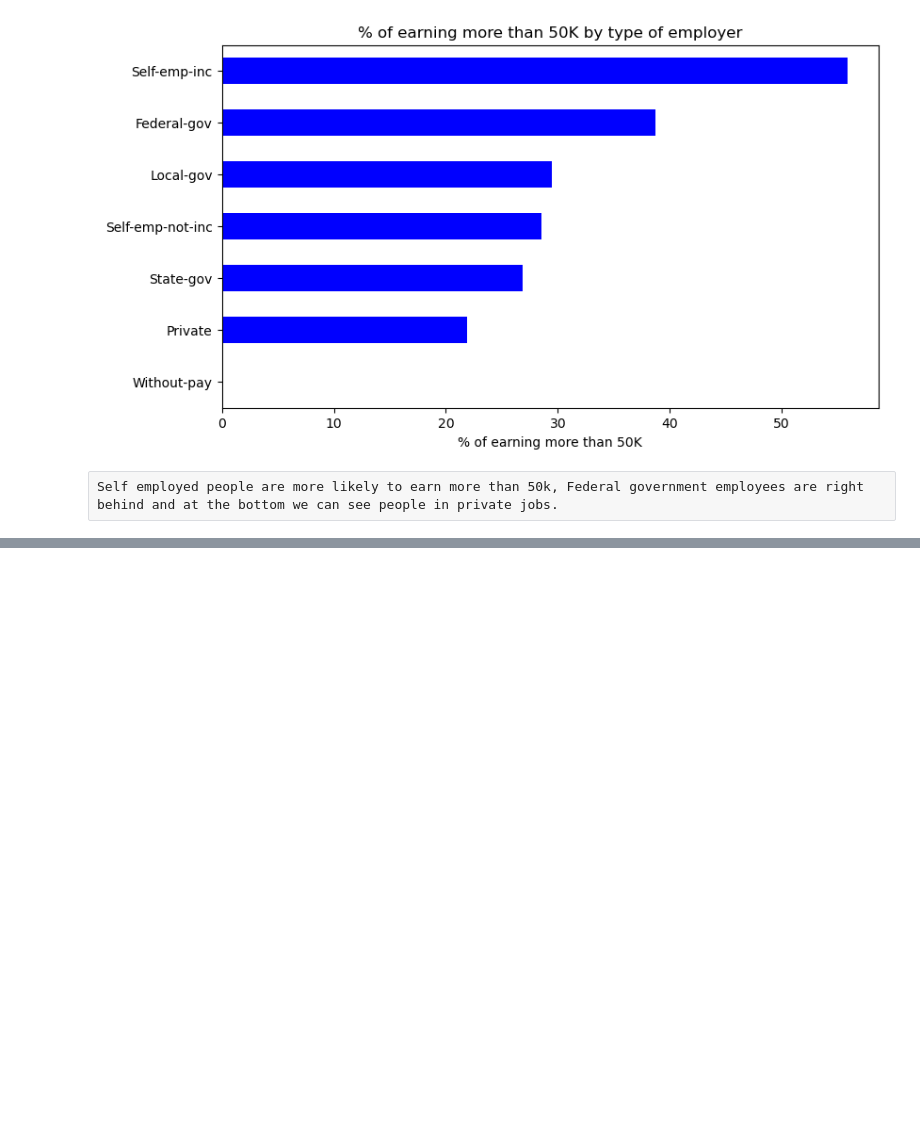
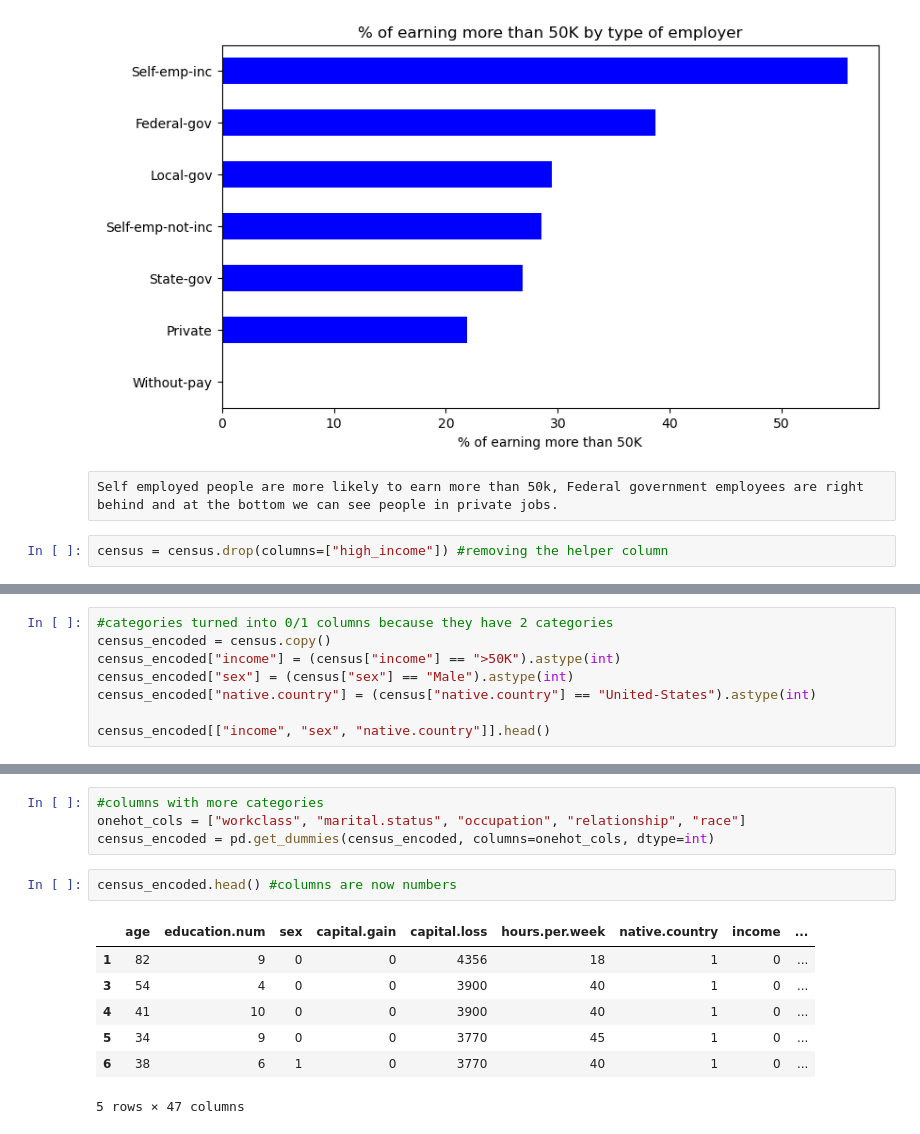
Before and after one commit to henr1quemorais/data-exploration-and-preparation-ca1, a Jupyter notebook: Adult Census Income.ipynb, the cells around one changed output, grey strips where cells are left out. Drawn from its saved outputs; the diff is of its cells as text; blank space fills up the shorter version.

```diff
--- a/Adult Census Income.ipynb
+++ b/Adult Census Income.ipynb
@@ -409,3 +409,5 @@ plt.show()
 [figure]
 # %% [raw]
 Self employed people are more likely to earn more than 50k, Federal government employees are right behind and at the bottom we can see people in private jobs.
+# %%
+census = census.drop(columns=["high_income"]) #removing the helper column
@@ -411,0 +416,8 @@ Self employed people are more likely to earn more than 50k, Federal government e
+# %%
+#categories turned into 0/1 columns because they have 2 categories
+census_encoded = census.copy()
+census_encoded["income"] = (census["income"] == ">50K").astype(int)
+census_encoded["sex"] = (census["sex"] == "Male").astype(int)
+census_encoded["native.country"] = (census["native.country"] == "United-States").astype(int)
+
+census_encoded[["income", "sex", "native.country"]].head()
@@ -411,0 +431,14 @@ Self employed people are more likely to earn more than 50k, Federal government e
+# %%
+#columns with more categories
+onehot_cols = ["workclass", "marital.status", "occupation", "relationship", "race"]
+census_encoded = pd.get_dummies(census_encoded, columns=onehot_cols, dtype=int)
+# %%
+census_encoded.head() #columns are now numbers
+# %% [output]
+|  | age | education.num | sex | capital.gain | capital.loss | hours.per.week | native.country | income | ... |
+| 1 | 82 | 9 | 0 | 0 | 4356 | 18 | 1 | 0 | ... |
+| 3 | 54 | 4 | 0 | 0 | 3900 | 40 | 1 | 0 | ... |
+| 4 | 41 | 10 | 0 | 0 | 3900 | 40 | 1 | 0 | ... |
+| 5 | 34 | 9 | 0 | 0 | 3770 | 45 | 1 | 0 | ... |
+| 6 | 38 | 6 | 1 | 0 | 3770 | 40 | 1 | 0 | ... |
+5 rows × 47 columns
```
Also changed, not shown: parts of 2 cells of this notebook.
